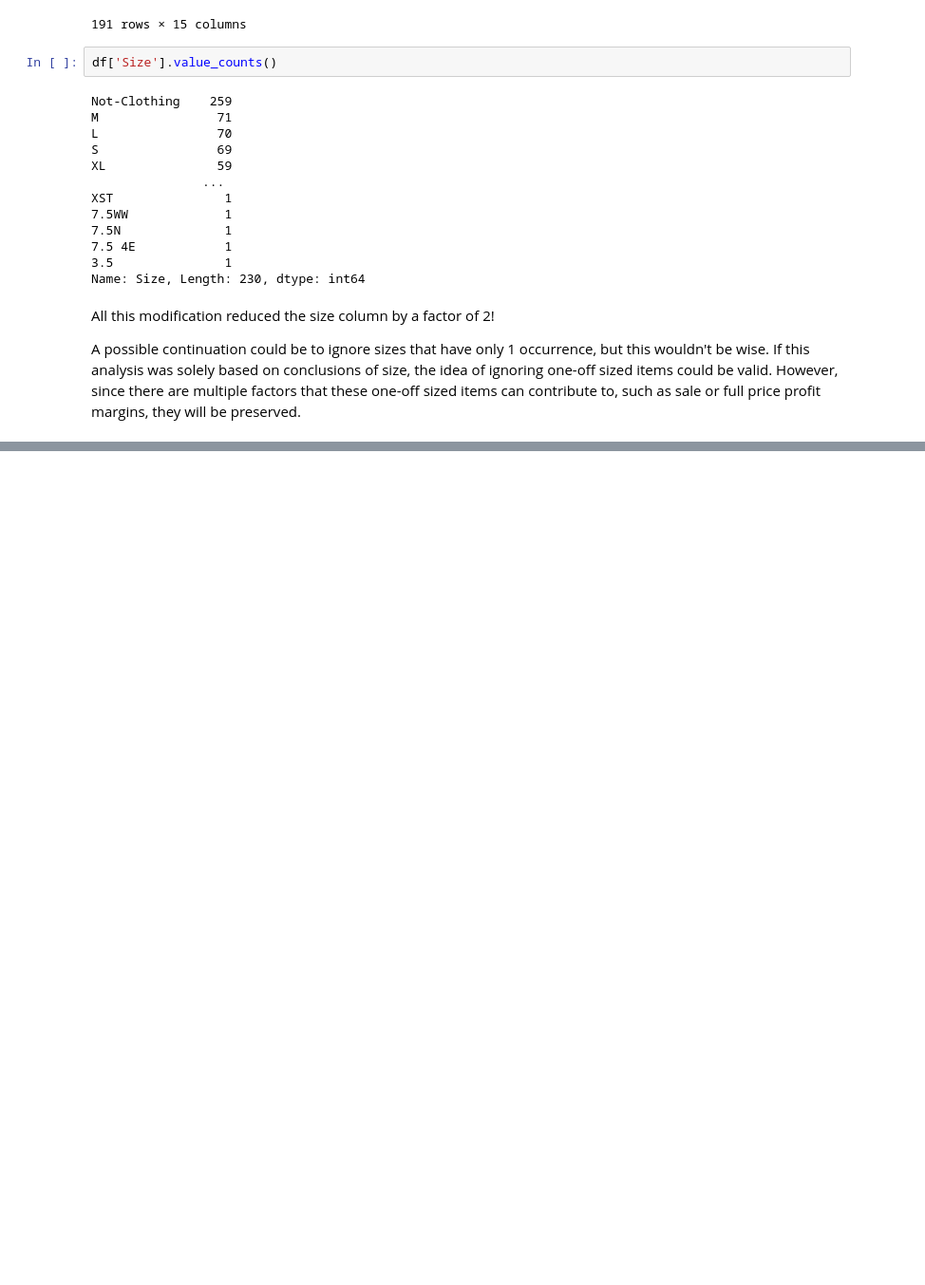
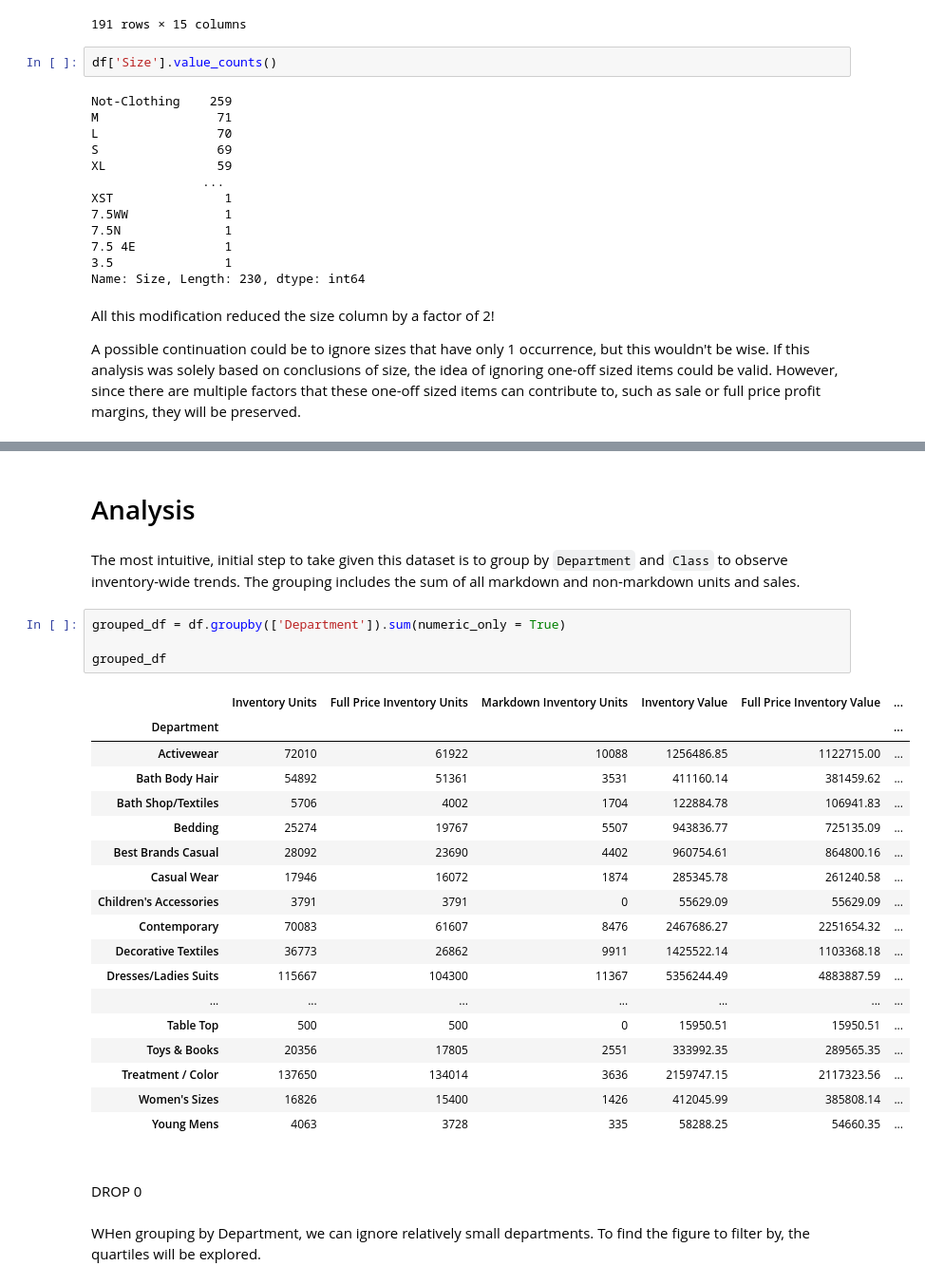
Before and after one commit to reetyf/tjx, a Jupyter notebook: HWeinschenk_TJXDataAnalystAssignment_summer2023.ipynb, the cells around one changed output, grey strips where cells are left out. Shown: that part at 95% size. Drawn from its saved outputs; the diff is of its cells as text; blank space fills up the shorter version.

```diff
--- a/HWeinschenk_TJXDataAnalystAssignment_summer2023.ipynb
+++ b/HWeinschenk_TJXDataAnalystAssignment_summer2023.ipynb
@@ -391,0 +448,32 @@ SyntaxError: invalid syntax (2149321911.py, line 1)
+# %% [markdown]
+# Analysis
+# %% [markdown]
+The most intuitive, initial step to take given this dataset is to group by `Department` and  `Class` to observe inventory-wide trends. The grouping includes the sum of all markdown and non-markdown units and sales.
+# %%
+grouped_df = df.groupby(['Department']).sum(numeric_only = True)
+
+grouped_df
+# %% [output]
+|  | Inventory Units | Full Price Inventory Units | Markdown Inventory Units | Inventory Value | Full Price Inventory Value | ... |
+| Department |  |  |  |  |  | ... |
+| Activewear | 72010 | 61922 | 10088 | 1256486.85 | 1122715.00 | ... |
+| Bath Body Hair | 54892 | 51361 | 3531 | 411160.14 | 381459.62 | ... |
+| Bath Shop/Textiles | 5706 | 4002 | 1704 | 122884.78 | 106941.83 | ... |
+| Bedding | 25274 | 19767 | 5507 | 943836.77 | 725135.09 | ... |
+| Best Brands Casual | 28092 | 23690 | 4402 | 960754.61 | 864800.16 | ... |
+| Casual Wear | 17946 | 16072 | 1874 | 285345.78 | 261240.58 | ... |
+| Children's Accessories | 3791 | 3791 | 0 | 55629.09 | 55629.09 | ... |
+| Contemporary | 70083 | 61607 | 8476 | 2467686.27 | 2251654.32 | ... |
+| Decorative Textiles | 36773 | 26862 | 9911 | 1425522.14 | 1103368.18 | ... |
+| Dresses/Ladies Suits | 115667 | 104300 | 11367 | 5356244.49 | 4883887.59 | ... |
+| ... | ... | ... | ... | ... | ... | ... |
+| Table Top | 500 | 500 | 0 | 15950.51 | 15950.51 | ... |
+| Toys & Books | 20356 | 17805 | 2551 | 333992.35 | 289565.35 | ... |
+| Treatment / Color | 137650 | 134014 | 3636 | 2159747.15 | 2117323.56 | ... |
+| Women's Sizes | 16826 | 15400 | 1426 | 412045.99 | 385808.14 | ... |
+| Young Mens | 4063 | 3728 | 335 | 58288.25 | 54660.35 | ... |
+# %% [markdown]
+#
+DROP 0
+# %% [markdown]
+WHen grouping by Department, we can ignore relatively small departments. To find the figure to filter by, the quartiles will be explored.
```
Also changed, not shown: parts of 20 cells of this notebook.
